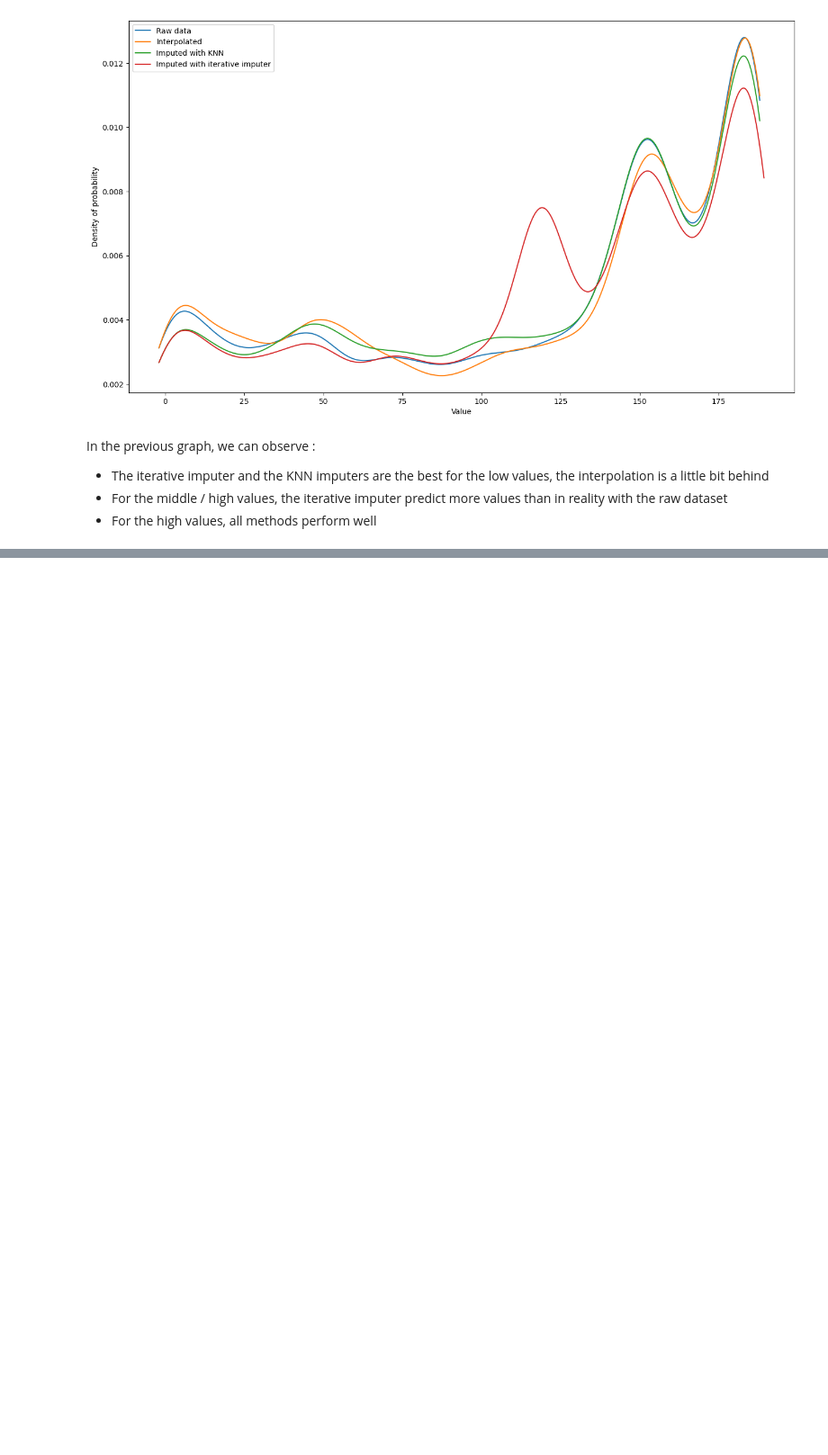
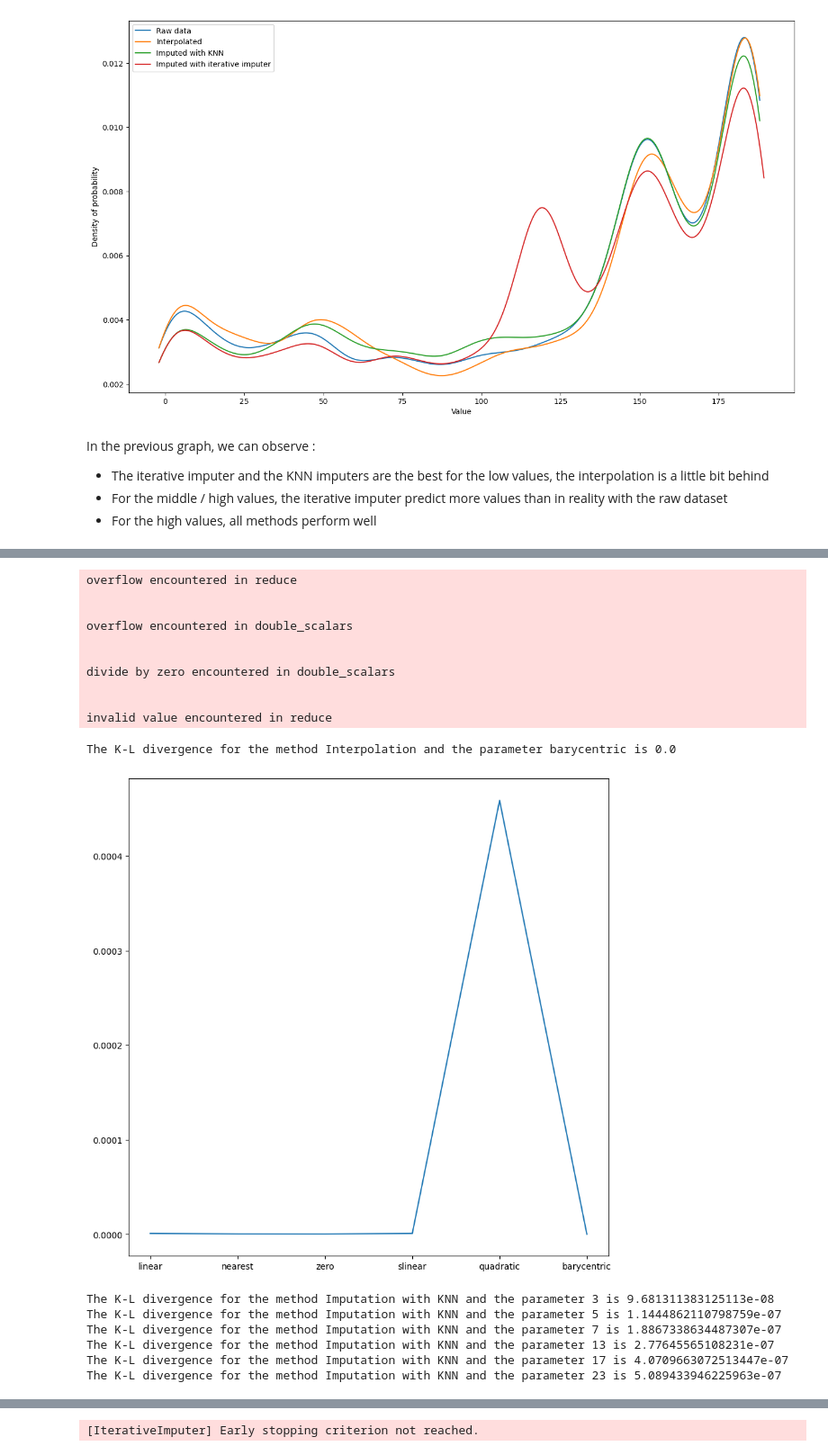
Before and after one commit to DridrM/renewable-energy-forecast, a Jupyter notebook: notebooks/preprocessing_exploration/preprocessing_missing_values.ipynb, the cells around one changed output, grey strips where cells are left out. Shown at 90% size. Drawn from its saved outputs; the diff is of its cells as text; code cells hidden in the pictures; blank space fills up the shorter version.

Commit message:
Choose the best method of imputation with the best parameters

```diff
--- a/notebooks/preprocessing_exploration/preprocessing_missing_values.ipynb
+++ b/notebooks/preprocessing_exploration/preprocessing_missing_values.ipynb
@@ -205,7 +205,7 @@ gen_data_dt_interpolated["value"].isnull().sum()
 0
 # %%
 # Test for different methods of interpolation
-method = "nearest"
+method = "zero"
 # kwargs = {"der": 1}
 
 # Compute the time serie interpolated
@@ -279,7 +279,7 @@ gen_data_dt_supervised_2 = transform_dt_df_into_supervised(gen_data_dt_peeled, "
 Note : It's seems logical and important to keep the number of offset features equal to the maximum size of missing values windows. Indeed, we can roughly expect that we need at least an equal quantity of complete information compare to the quantity of missing information in order to fill the missing values "holes".
 # %%
 # Instanciate a KNN imputer
-knn_imputer = KNNImputer(n_neighbors = 24)
+knn_imputer = KNNImputer(n_neighbors = 5)
 
 # Create the X matrix
 X = gen_data_dt_supervised_2.copy(deep = True)
@@ -367,8 +443,10 @@ def compute_kde_time_serie(gen_df: pd.DataFrame,
     max_value = np.max(X, axis = 0).value
     points_to_sample = np.linspace(min_value, max_value, n_samples)
 
-    # Resize points to sample into a 2D array in order the kde object to work properly
-    points_to_sample_2d = points_to_sample.reshape((-1, 1))
+    # Create a df with points_to_sample in order to have 2D data
+    # and to give the column the same name than the value column of the
+    # original df (avoiding annoying warning)
+    points_to_sample_2d = pd.DataFrame({f"{value_col}": points_to_sample})
 
     # Compute the log-density
     log_density = kde.score_samples(points_to_sample_2d)
@@ -538,0 +604,51 @@ X does not have valid feature names, but KernelDensity was fitted with feature n
+# %%
+# Test for different values of features number, for the KNN and the iterative imputers
+nb_features = 24
+
+other_params_dict = {"Imputation with KNN": {"nb_supervised_features": nb_features},
+                    "Imputation with iterative imputer": {"nb_supervised_features": nb_features}}
+
+# Construct a grid of parameters to test for each missing values method
+methods = {"Interpolation": interpolate_time_serie_df,
+           "Imputation with KNN": knn_impute,
+           "Imputation with iterative imputer": iterative_impute
+           }
+
+parameters_grid = {"Interpolation": ["linear", "nearest", "zero", "slinear", "quadratic", "barycentric"],
+                   "Imputation with KNN": [3, 5, 7, 13, 17, 23],
+                   "Imputation with iterative imputer": [10, 20, 30, 40, 50, 60]
+                   }
+
+# Iteration over the methods dict
+for method_name, method in methods.items():
+    # Create a list to store resuting K-L divergence for each method
+    kl_values = list()
+
+    # Iteration over the params of one method
+    for param in parameters_grid[method_name]:
+        # Input with the method and the given params + the number of features
+        # in case the method is KNN or IterativeImpute
+        if method_name in other_params_dict.keys():
+            other_params = other_params_dict[method_name]
+            gen_data_dt_imputed = method(gen_data_dt_peeled, "value", param, **other_params)
+
+        # Input with the method and the given param
+        else:
+            gen_data_dt_imputed = method(gen_data_dt_peeled, "value", param)
+
+        # Compute the K-L divergence
+        kl = compute_kl_divergence_time_series(gen_data_dt_peeled,
+                                               gen_data_dt_imputed,
+                                               "value")
+
+        # Store each K-L result in the kl_values list
+        kl_values.append(kl)
+
+        # Print the result
+        print(f"The K-L divergence for the method {method_name} and the parameter {param} is {kl}")
+
+    # For each missing values method, plot the K-L divergence values
+    plt.figure(figsize = (10, 10))
+    plt.plot(parameters_grid[method_name], kl_values)
+    plt.show()
+# %% [output]
@@ -538,0 +660,18 @@ X does not have valid feature names, but KernelDensity was fitted with feature n
+overflow encountered in reduce
+
+
+overflow encountered in double_scalars
+
+
+divide by zero encountered in double_scalars
+
+
+invalid value encountered in reduce
+The K-L divergence for the method Interpolation and the parameter barycentric is 0.0
+[figure, added]
+The K-L divergence for the method Imputation with KNN and the parameter 3 is 9.681311383125113e-08
+The K-L divergence for the method Imputation with KNN and the parameter 5 is 1.1444862110798759e-07
+The K-L divergence for the method Imputation with KNN and the parameter 7 is 1.8867338634487307e-07
+The K-L divergence for the method Imputation with KNN and the parameter 13 is 2.77645565108231e-07
+The K-L divergence for the method Imputation with KNN and the parameter 17 is 4.0709663072513447e-07
+The K-L divergence for the method Imputation with KNN and the parameter 23 is 5.089433946225963e-07
@@ -538,0 +679 @@ X does not have valid feature names, but KernelDensity was fitted with feature n
+[IterativeImputer] Early stopping criterion not reached.
```
Also changed, not shown: parts of 9 cells of this notebook.
